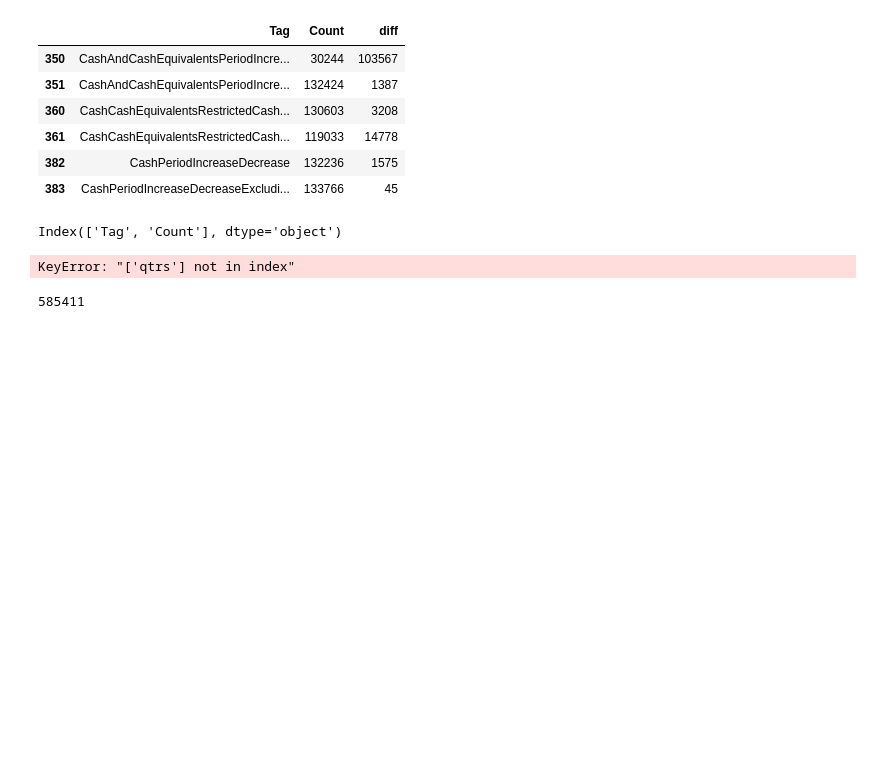
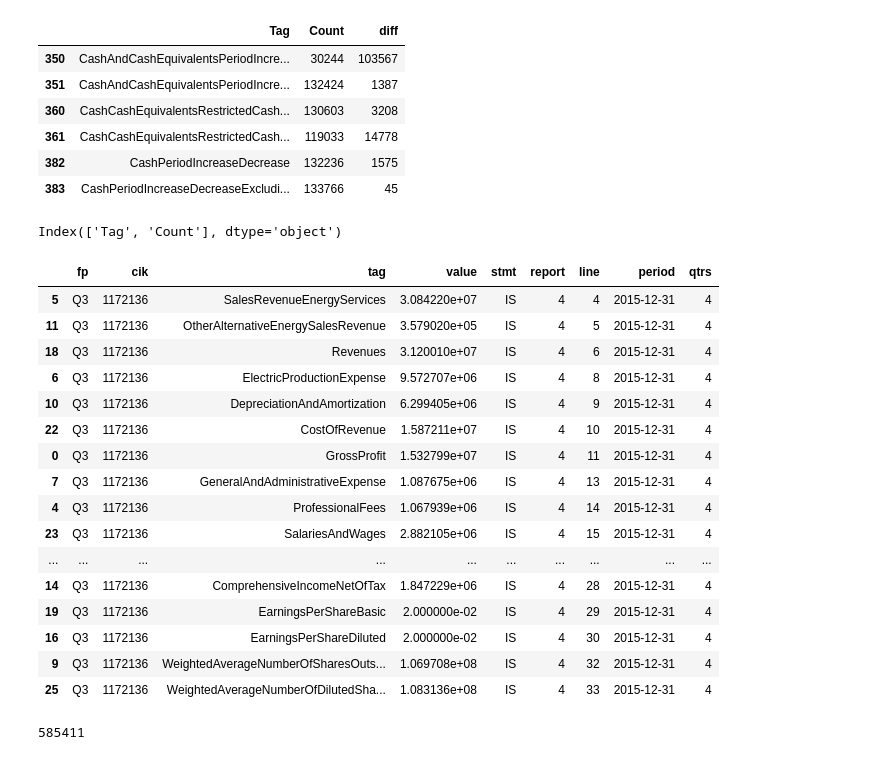
Before and after one commit to HansjoergW/bfh_mt_hs2020_sec_data, a Jupyter notebook: 04_UniformAndCompleteData.ipynb, the cells around one changed output. Saved outputs shown, nothing was run; the diff lists cells and outputs as text; code cells hidden in the pictures; blank space fills up the shorter version.

```diff
--- a/04_UniformAndCompleteData.ipynb
+++ b/04_UniformAndCompleteData.ipynb
@@ -689,13 +747,30 @@ melt_pd.columns
 # %% [output]
 Index(['Tag', 'Count'], dtype='object')
 # %%
-pd_frame = df_all_selected.where("adsh == '0000320193-20-000062' and stmt == 'IS'").toPandas()
+pd_frame = df_all_selected.where("adsh == '0001062993-16-008266' and stmt == 'IS'").toPandas()
+#pd_frame = df_all_selected.where("adsh == '0001558370-20-011113'").toPandas()
 #print(pd_frame.sort_values(['report', 'line']))
 # %%
 pd.set_option('display.max_rows', pd_frame.shape[0]+1)
-pd_frame[['cik', 'tag', 'value', 'stmt', 'report', 'line','period', 'qtrs']].sort_values(['report', 'line'])
+pd_frame[['fp','cik', 'tag', 'value', 'stmt', 'report', 'line','period', 'qtrs']].sort_values(['report','qtrs', 'line'])
 # %% [output]
-KeyError: "['qtrs'] not in index"
+|  | fp | cik | tag | value | stmt | report | line | period | qtrs |
+| 5 | Q3 | 1172136 | SalesRevenueEnergyServices | 3.084220e+07 | IS | 4 | 4 | 2015-12-31 | 4 |
+| 11 | Q3 | 1172136 | OtherAlternativeEnergySalesRevenue | 3.579020e+05 | IS | 4 | 5 | 2015-12-31 | 4 |
+| 18 | Q3 | 1172136 | Revenues | 3.120010e+07 | IS | 4 | 6 | 2015-12-31 | 4 |
+| 6 | Q3 | 1172136 | ElectricProductionExpense | 9.572707e+06 | IS | 4 | 8 | 2015-12-31 | 4 |
+| 10 | Q3 | 1172136 | DepreciationAndAmortization | 6.299405e+06 | IS | 4 | 9 | 2015-12-31 | 4 |
+| 22 | Q3 | 1172136 | CostOfRevenue | 1.587211e+07 | IS | 4 | 10 | 2015-12-31 | 4 |
+| 0 | Q3 | 1172136 | GrossProfit | 1.532799e+07 | IS | 4 | 11 | 2015-12-31 | 4 |
+| 7 | Q3 | 1172136 | GeneralAndAdministrativeExpense | 1.087675e+06 | IS | 4 | 13 | 2015-12-31 | 4 |
+| 4 | Q3 | 1172136 | ProfessionalFees | 1.067939e+06 | IS | 4 | 14 | 2015-12-31 | 4 |
+| 23 | Q3 | 1172136 | SalariesAndWages | 2.882105e+06 | IS | 4 | 15 | 2015-12-31 | 4 |
+| ... | ... | ... | ... | ... | ... | ... | ... | ... | ... |
+| 14 | Q3 | 1172136 | ComprehensiveIncomeNetOfTax | 1.847229e+06 | IS | 4 | 28 | 2015-12-31 | 4 |
+| 19 | Q3 | 1172136 | EarningsPerShareBasic | 2.000000e-02 | IS | 4 | 29 | 2015-12-31 | 4 |
+| 16 | Q3 | 1172136 | EarningsPerShareDiluted | 2.000000e-02 | IS | 4 | 30 | 2015-12-31 | 4 |
+| 9 | Q3 | 1172136 | WeightedAverageNumberOfSharesOuts... | 1.069708e+08 | IS | 4 | 32 | 2015-12-31 | 4 |
+| 25 | Q3 | 1172136 | WeightedAverageNumberOfDilutedSha... | 1.083136e+08 | IS | 4 | 33 | 2015-12-31 | 4 |
 # %%
 gaap_CashCashEquivalentsRestrictedCashAndRestrictedCashEquivalentsPeriodIncreaseDecreaseIncludingExchangeRateEffect
 
```
Also changed, not shown: parts of 37 cells of this notebook, 1 other file.
